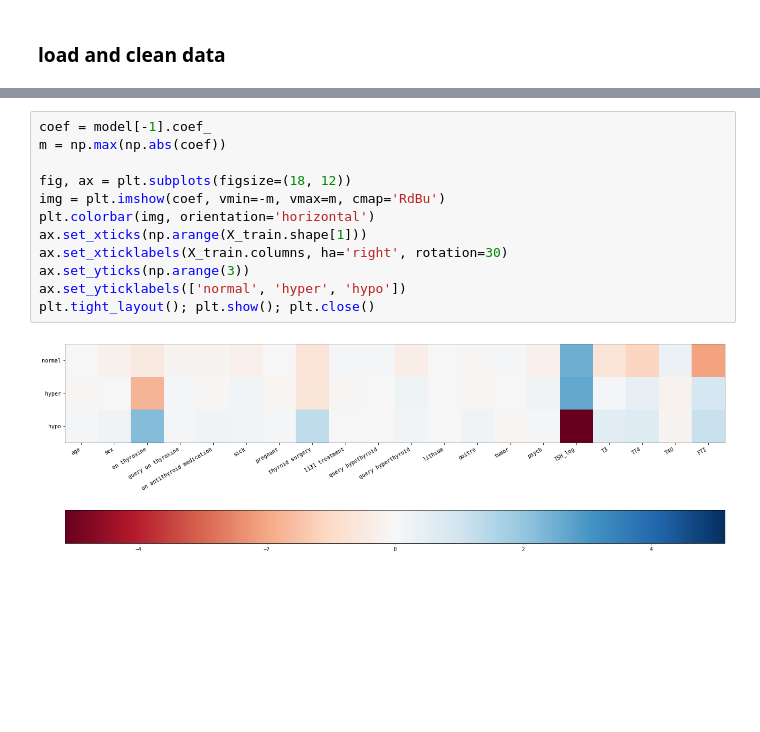
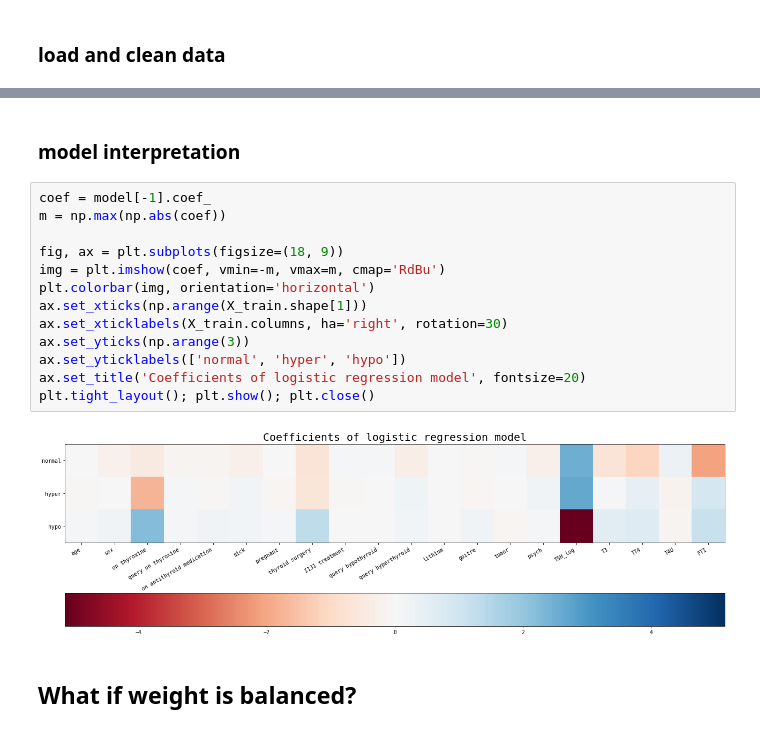
Before and after one commit to sinwall/221117_MLBasic, a Jupyter notebook: byungchang/logistic_regression.ipynb, the cells around one changed output, grey strips where cells are left out. Cells and saved outputs as stored; diff of their text form; blank space fills up the shorter version.

```diff
--- a/byungchang/logistic_regression.ipynb
+++ b/byungchang/logistic_regression.ipynb
@@ -61,14 +140,19 @@ accuracy: 97.40%
+# %% [markdown]
+### model interpretation
 # %%
 coef = model[-1].coef_
 m = np.max(np.abs(coef))
 
-fig, ax = plt.subplots(figsize=(18, 12))
+fig, ax = plt.subplots(figsize=(18, 9))
 img = plt.imshow(coef, vmin=-m, vmax=m, cmap='RdBu')
 plt.colorbar(img, orientation='horizontal')
 ax.set_xticks(np.arange(X_train.shape[1]))
 ax.set_xticklabels(X_train.columns, ha='right', rotation=30)
 ax.set_yticks(np.arange(3))
 ax.set_yticklabels(['normal', 'hyper', 'hypo'])
+ax.set_title('Coefficients of logistic regression model', fontsize=20)
 plt.tight_layout(); plt.show(); plt.close()
 # %% [output]
-[figure, old version]
+[figure, new version]
+# %% [markdown]
+## What if weight is balanced?
```
Also changed, not shown: parts of 19 cells of this notebook.
